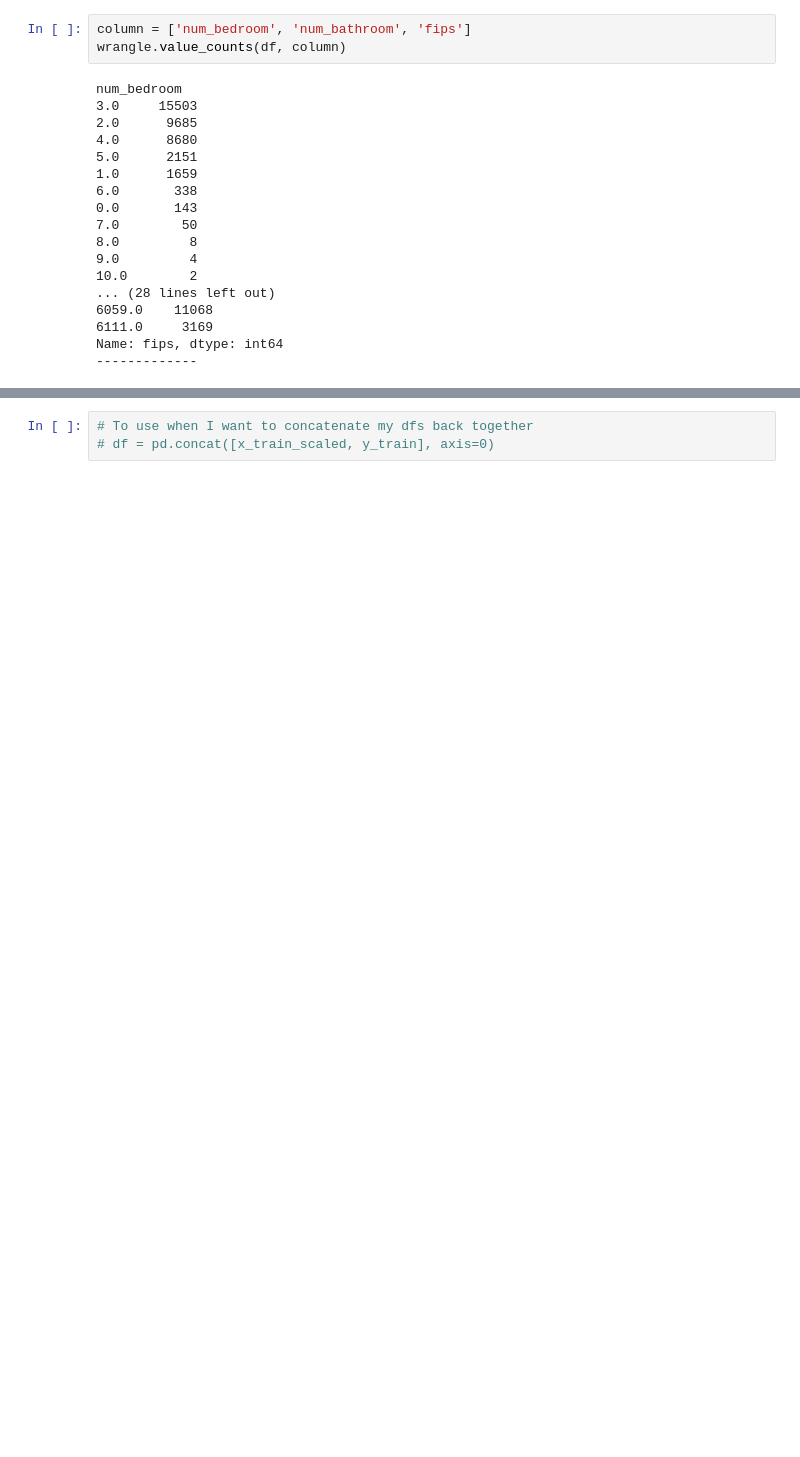
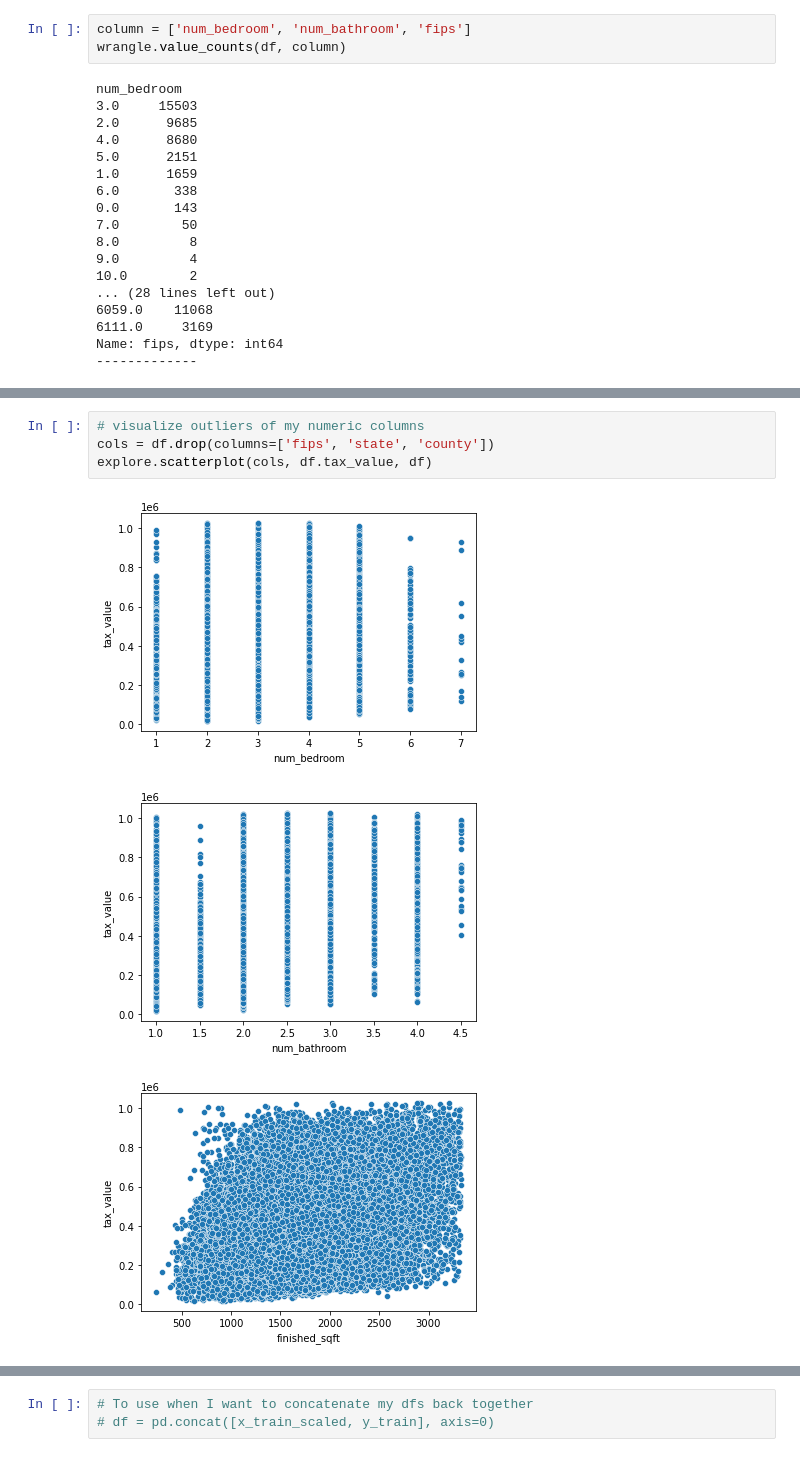
Before and after one commit to DesireeMcElroy/zillow-regression-project, a Jupyter notebook: zillow.ipynb, the cells around one changed output, grey strips where cells are left out. Saved outputs shown, nothing was run; the diff lists cells and outputs as text; blank space fills up the shorter version.

```diff
--- a/zillow.ipynb
+++ b/zillow.ipynb
@@ -185,0 +186,8 @@ df.head(3)
+# %%
+# visualize outliers of my numeric columns
+cols = df.drop(columns=['fips', 'state', 'county'])
+explore.scatterplot(cols, df.tax_value, df)
+# %% [output]
+[figure, added]
+[figure, added]
+[figure, added]
```
Also changed, not shown: parts of 20 cells of this notebook.
